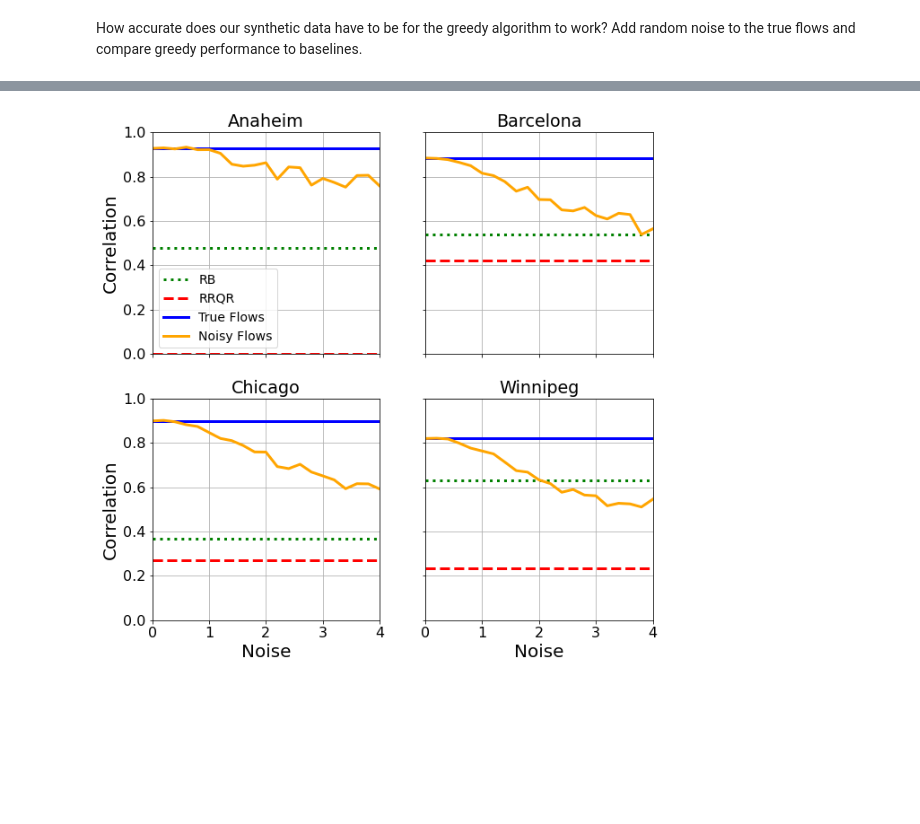
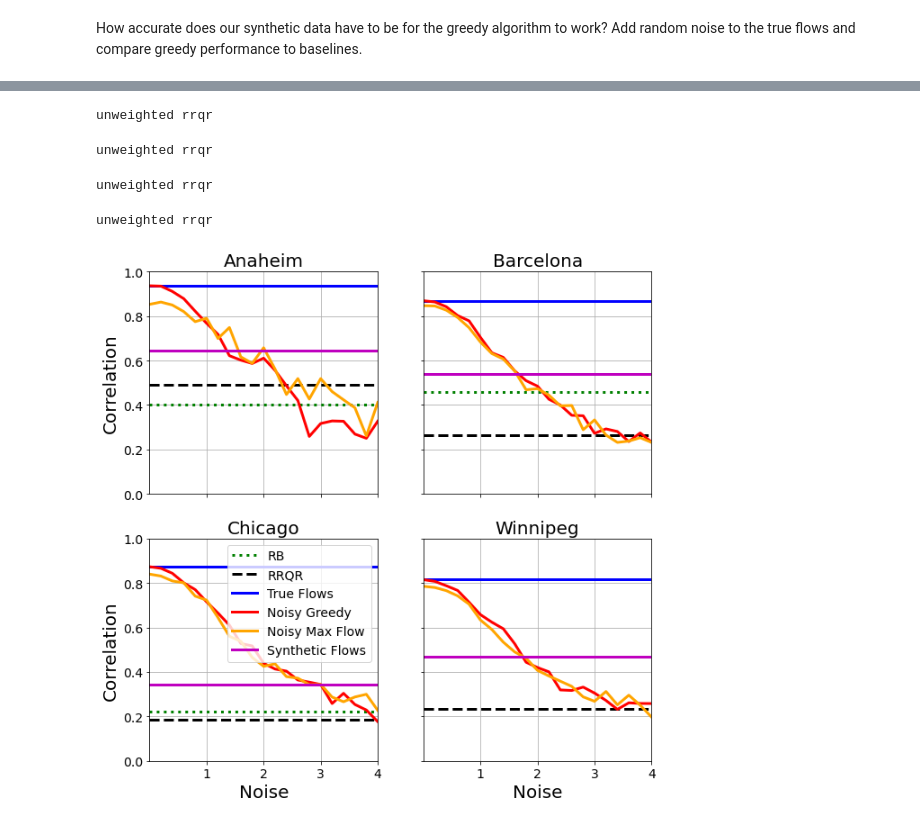
Before and after one commit to arnav-b/sensor-placement, a Jupyter notebook: unknown-flows.ipynb, the cells around one changed output, grey strips where cells are left out. Saved outputs shown, nothing was run; the diff lists cells and outputs as text; code cells hidden in the pictures; blank space fills up the shorter version.

```diff
--- a/unknown-flows.ipynb
+++ b/unknown-flows.ipynb
@@ -230,11 +33,7 @@ def plot_noise_results(G, labeled_edges, color, ax, title="", ratio=.1, noise=4,
     return c
 # %%
-fig, ax = plt.subplots()
 noise = {}
-noise["Anaheim"] = plot_noise_results(*read_tntp_graph("data/Anaheim/Anaheim_flow.tntp"), "orangered", ax, title="Anaheim", xlabel=False)
-noise["Barcelona"] = plot_noise_results(*read_tntp_graph("data/Barcelona/Barcelona_flow.tntp"), "red", ax, title="Barcelona", xlabel=False, ylabel=False)
-noise["Chicago"] = plot_noise_results(*read_tntp_graph("data/Chicago-Sketch/ChicagoSketch_flow.tntp"), "navy", ax, title="Chicago")
-noise["Winnipeg"] = plot_noise_results(*read_tntp_graph("data/Winnipeg/Winnipeg_flow.tntp"), "gray", ax, title="Winnipeg", ylabel=False)
-ax.set_xlabel("Noise Ratio")
-ax.set_ylabel("Correlation")
-plt.savefig("results/noisy_flows.pdf")
+noise["Anaheim"] = get_noise_results(*utils.data.read_tntp_graph("data/Anaheim/Anaheim_flow.tntp"))
+noise["Barcelona"] = get_noise_results(*utils.data.read_tntp_graph("data/Barcelona/Barcelona_flow.tntp"))
+noise["Chicago"] = get_noise_results(*utils.data.read_tntp_graph("data/Chicago-Sketch/ChicagoSketch_flow.tntp"))
+noise["Winnipeg"] = get_noise_results(*utils.data.read_tntp_graph("data/Winnipeg/Winnipeg_flow.tntp"))
@@ -243,40 +59,77 @@ plt.savefig("results/noisy_flows.pdf")
+# %%
+noise_maxflow = {}
+noise_maxflow["Anaheim"] = get_noise_results_maxflow(*utils.data.read_tntp_graph("data/Anaheim/Anaheim_flow.tntp"))
+noise_maxflow["Barcelona"] = get_noise_results_maxflow(*utils.data.read_tntp_graph("data/Barcelona/Barcelona_flow.tntp"))
+noise_maxflow["Chicago"] = get_noise_results_maxflow(*utils.data.read_tntp_graph("data/Chicago-Sketch/ChicagoSketch_flow.tntp"))
+noise_maxflow["Winnipeg"] = get_noise_results_maxflow(*utils.data.read_tntp_graph("data/Winnipeg/Winnipeg_flow.tntp"))
 # %%
-def plot_saved_noise_results(G, labeled_flows, noise_corr, ax, title, legend=False, xlabel=False, ylabel=False):
-    rb_sensors = al_flows_rb(G, .1)
-    rrqr_sensors = al_flows_rrqr(G, .1)
+import matplotlib
+matplotlib.rc('xtick', labelsize=14)
+matplotlib.rc('ytick', labelsize=14)
 
-    rb_corr = max(0, corr(G, rb_sensors, labeled_flows, len(rb_sensors)))
-    rrqr_corr = max(0, corr(G, rrqr_sensors, labeled_flows, len(rrqr_sensors)))
+def plot_saved_noise_results(G, labeled_flows, noise_corr, max_corr, ax, title, legend=False, xlabel=False, ylabel=False):
+    evaluator = flows.lazy.LazyEvaluator(G, labeled_flows)
+    f = utils.metrics.dict2vect(G, labeled_flows)
+
+    rb_sensors = evaluator.al_flows_rb(.1)
+    f_rb = utils.metrics.dict2vect(G, evaluator.predict(rb_sensors))
+    rb_corr = max(0, np.corrcoef(f_rb, f)[0][1])
+
+    rrqr_sensors = evaluator.al_flows_rrqr(.1, weighted=False)
+    f_rrqr = utils.metrics.dict2vect(G, evaluator.predict(rrqr_sensors))
+    rrqr_corr = max(0, np.corrcoef(f_rrqr, f)[0][1])
+
+    # Synthetic flow
+    synthetic_labels = utils.data.synthetic_flows(G)
+    evaluator = flows.lazy.LazyEvaluator(G, synthetic_labels)
+    synthetic_sensors = evaluator.al_flows_greedy(.1)
+    pred = evaluator.predict(synthetic_sensors)
+    synthetic_corr = np.corrcoef(utils.metrics.dict2vect(G, pred), utils.metrics.dict2vect(G, synthetic_labels))[0][1]
 
     ax.plot(noise_corr.keys(), [rb_corr] * len(noise_corr), "g", label="RB", linewidth=3, linestyle="dotted")
-    ax.plot(noise_corr.keys(), [rrqr_corr] * len(noise_corr), "r", label="RRQR", linewidth=3, linestyle="dashed")
+    ax.plot(noise_corr.keys(), [rrqr_corr] * len(noise_corr), "black", label="RRQR", linewidth=3, linestyle="dashed")
     ax.plot(noise_corr.keys(), [noise_corr[0]] * len(noise_corr), "b", label="True Flows", linewidth=3)
-    ax.plot(noise_corr.keys(), noise_corr.values(), "orange", label="Noisy Flows", linewidth=3)
+    ax.plot(noise_corr.keys(), noise_corr.values(), "red", label="Noisy Greedy", linewidth=3)
+    ax.plot(max_corr.keys(), max_corr.values(), "orange", label="Noisy Max Flow", linewidth=3)
+    ax.plot(noise_corr.keys(), [synthetic_corr] * len(noise_corr), "m", label="Synthetic Flows", linewidth=3)
 
     ax.set_xlim(0, max(noise_corr.keys()))
     ax.set_ylim(0, 1)
-    ax.set_title(title)
+    ax.set_title(title, fontsize=20)
+    ax.set_xticks([1, 2, 3, 4])
     if legend:
         ax.legend(fontsize=14)
     if xlabel:
         ax.set_xlabel("Noise", fontsize=20)
     else:
         ax.set_xticklabels([])
     if ylabel:
         ax.set_ylabel("Correlation", fontsize=20)
     else:
         ax.set_yticklabels([])
     ax.grid("on")
 
 fig, ax = plt.subplots(2, 2, figsize=(10, 10))
-plot_saved_noise_results(*read_tntp_graph("data/Anaheim/Anaheim_flow.tntp"), noise["Anaheim"], ax[0][0], "Anaheim",
-                        legend=True, ylabel=True)
-plot_saved_noise_results(*read_tntp_graph("data/Barcelona/Barcelona_flow.tntp"), noise["Barcelona"], ax[0][1],
+plot_saved_noise_results(*utils.data.read_tntp_graph("data/Anaheim/Anaheim_flow.tntp"), noise["Anaheim"],
+                         noise_maxflow["Anaheim"],
+                         ax[0][0], "Anaheim",
+                        ylabel=True)
+plot_saved_noise_results(*utils.data.read_tntp_graph("data/Barcelona/Barcelona_flow.tntp"), noise["Barcelona"],
+                         noise_maxflow["Barcelona"],
+                         ax[0][1],
                          "Barcelona")
-plot_saved_noise_results(*read_tntp_graph("data/Chicago-Sketch/ChicagoSketch_flow.tntp"), noise["Chicago"], ax[1][0],
-                         "Chicago", xlabel=True, ylabel=True)
-plot_saved_noise_results(*read_tntp_graph("data/Winnipeg/Winnipeg_flow.tntp"), noise["Winnipeg"], ax[1][1],
+plot_saved_noise_results(*utils.data.read_tntp_graph("data/Chicago-Sketch/ChicagoSketch_flow.tntp"), noise["Chicago"],
+                        noise_maxflow["Chicago"],
+                         ax[1][0],
+                         "Chicago", xlabel=True, ylabel=True, legend=True)
+plot_saved_noise_results(*utils.data.read_tntp_graph("data/Winnipeg/Winnipeg_flow.tntp"), noise["Winnipeg"],
+                        noise_maxflow["Winnipeg"],
+                         ax[1][1],
                          "Winnipeg", xlabel=True)
 plt.savefig("results/noisy_flows.pdf")
 # %% [output]
+unweighted rrqr
+unweighted rrqr
+unweighted rrqr
+unweighted rrqr
-[figure, old version]
+[figure, new version]
```
Also changed, not shown: parts of 32 cells of this notebook, 5 other files.
